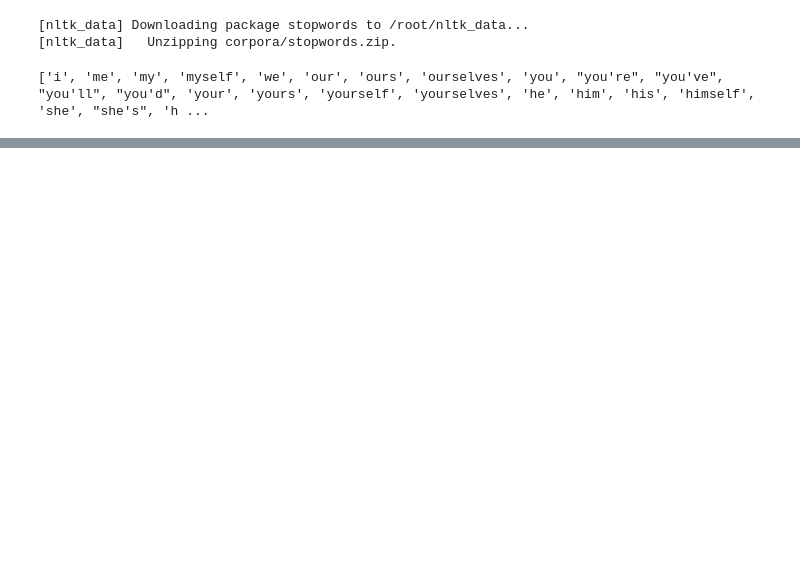
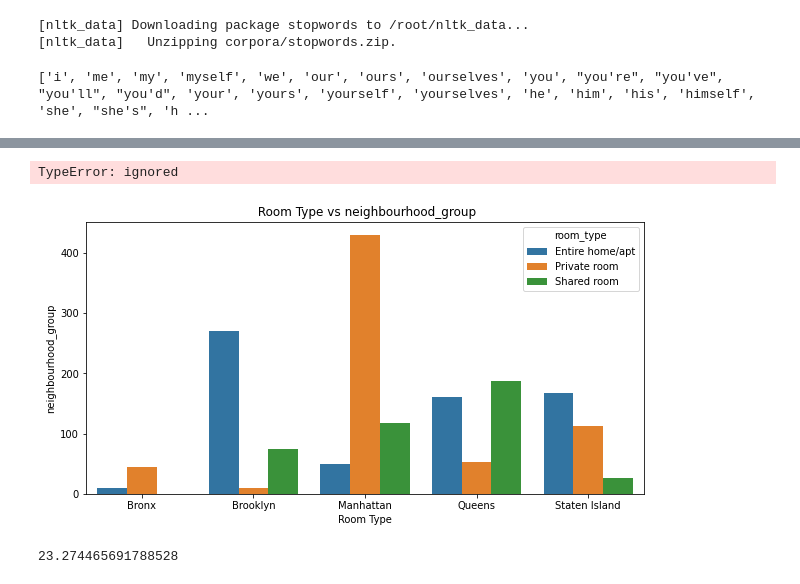
Before and after one commit to Shrez7961/Airbnb-Booking-Analysis, a Jupyter notebook: EDA_Airbnb_Booking_Analysis.ipynb, the cells around one changed output, grey strips where cells are left out. Saved outputs shown, nothing was run; the diff lists cells and outputs as text; code cells hidden in the pictures; blank space fills up the shorter version.

Commit message:
Analysis w.r.t neighbourhood groups vs room type vs reviews

```diff
--- a/EDA_Airbnb_Booking_Analysis.ipynb
+++ b/EDA_Airbnb_Booking_Analysis.ipynb
@@ -348,0 +349,3 @@ plt.show()
+# %%
+k=df.groupby(['neighbourhood_group','room_type'])['number_of_reviews'].mean().reset_index(name='room reviews')
+k
@@ -348,0 +369,17 @@ plt.show()
+# %%
+df['k'] = df.groupby(['neighbourhood_group','room_type'])['number_of_reviews'].mean()
+# %% [output]
+TypeError: ignored
+# %%
+plt.figure(figsize = (10,5))
+ax_11 = sns.barplot(x='neighbourhood_group',y=df['number_of_reviews'], hue ='room_type',data=k)
+ax_11.set_title(' Room Type vs neighbourhood_group')
+ax_11.set_xlabel('Room Type')
+ax_11.set_ylabel("neighbourhood_group")
+plt.show()
+# %% [output]
+[figure, added]
+# %%
+df["number_of_reviews"].mean()
+# %% [output]
+23.274465691788528
```
Also changed, not shown: parts of 6 cells of this notebook.
